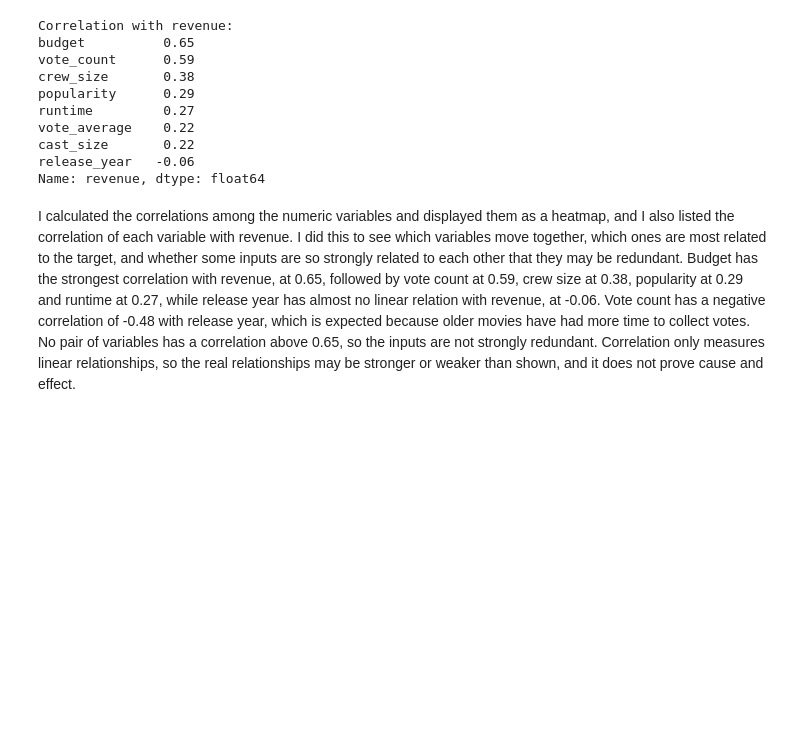
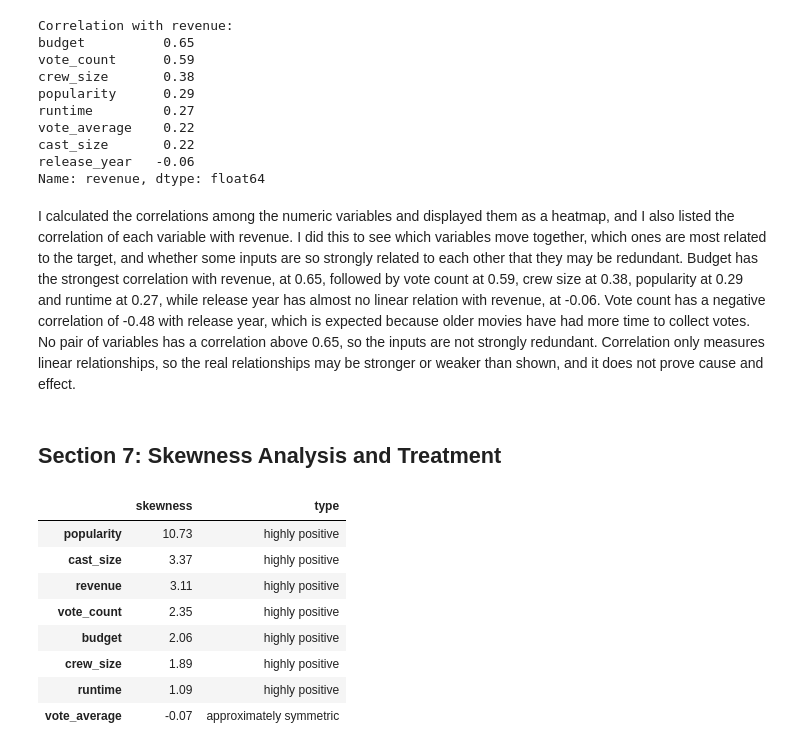
Before and after one commit to eishaiqbal767-cmyk/AI-TMBD-MOVIES-PROJECT, a Jupyter notebook: Notebooks/TMBD_Project.ipynb, the cells around one changed output. Saved outputs shown, nothing was run; the diff lists cells and outputs as text; code cells hidden in the pictures; blank space fills up the shorter version.

Commit message:
Section 7: Skewness Analysis and Treatment

```diff
--- a/Notebooks/TMBD_Project.ipynb
+++ b/Notebooks/TMBD_Project.ipynb
@@ -961,3 +979,29 @@ release_year   -0.06
 Name: revenue, dtype: float64
 # %% [markdown]
 I calculated the correlations among the numeric variables and displayed them as a heatmap, and I also listed the correlation of each variable with revenue. I did this to see which variables move together, which ones are most related to the target, and whether some inputs are so strongly related to each other that they may be redundant. Budget has the strongest correlation with revenue, at 0.65, followed by vote count at 0.59, crew size at 0.38, popularity at 0.29 and runtime at 0.27, while release year has almost no linear relation with revenue, at -0.06. Vote count has a negative correlation of -0.48 with release year, which is expected because older movies have had more time to collect votes. No pair of variables has a correlation above 0.65, so the inputs are not strongly redundant. Correlation only measures linear relationships, so the real relationships may be stronger or weaker than shown, and it does not prove cause and effect.
+# %% [markdown]
+## Section 7: Skewness Analysis and Treatment
+# %%
+sk_cols = ['budget', 'revenue', 'runtime', 'popularity',
+           'vote_average', 'vote_count', 'cast_size', 'crew_size']
+
+def skew_label(s):
+    if s > 1:     return 'highly positive'
+    if s > 0.5:   return 'moderately positive'
+    if s >= -0.5: return 'approximately symmetric'
+    if s >= -1:   return 'moderately negative'
+    return 'highly negative'
+
+skew = eda[sk_cols].skew().round(2)
+skew_table = pd.DataFrame({'skewness': skew, 'type': skew.apply(skew_label)})
+display(skew_table.sort_values('skewness', ascending=False))
+# %% [output]
+|  | skewness | type |
+| popularity | 10.73 | highly positive |
+| cast_size | 3.37 | highly positive |
+| revenue | 3.11 | highly positive |
+| vote_count | 2.35 | highly positive |
+| budget | 2.06 | highly positive |
+| crew_size | 1.89 | highly positive |
+| runtime | 1.09 | highly positive |
+| vote_average | -0.07 | approximately symmetric |
```
Also changed, not shown: parts of 9 cells of this notebook.
